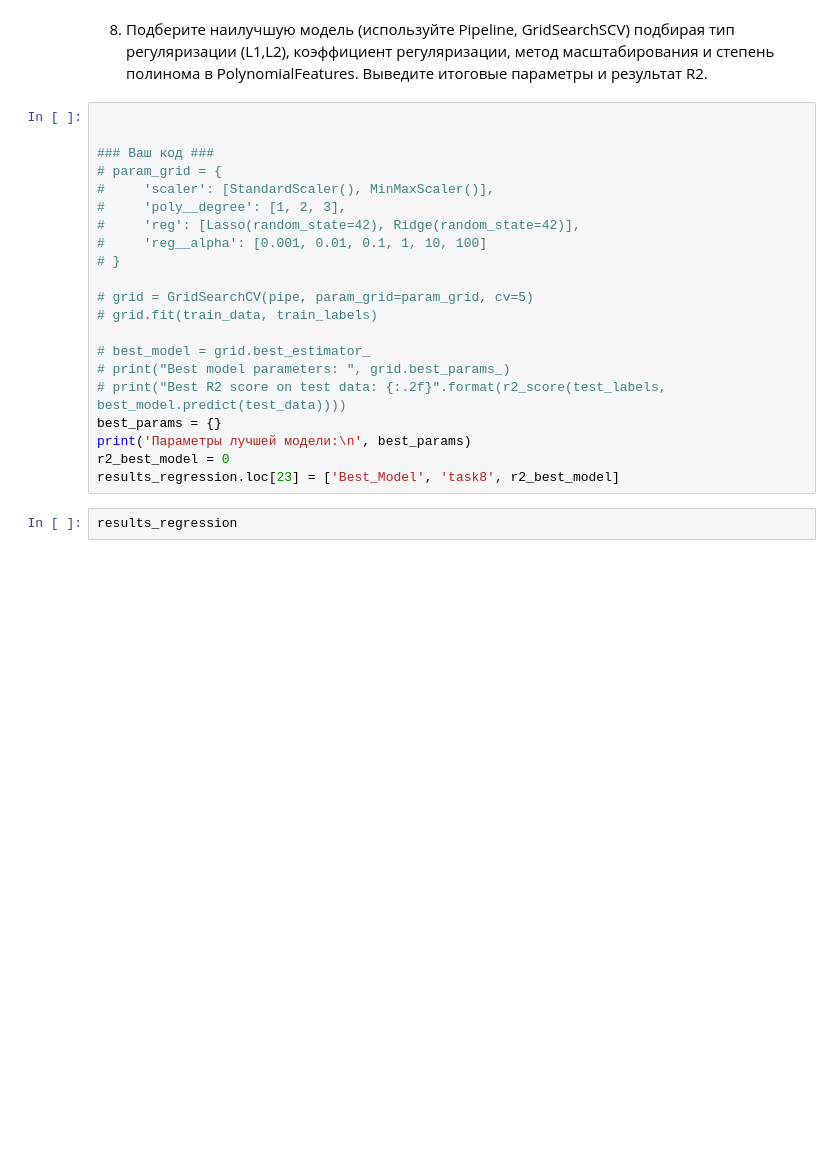
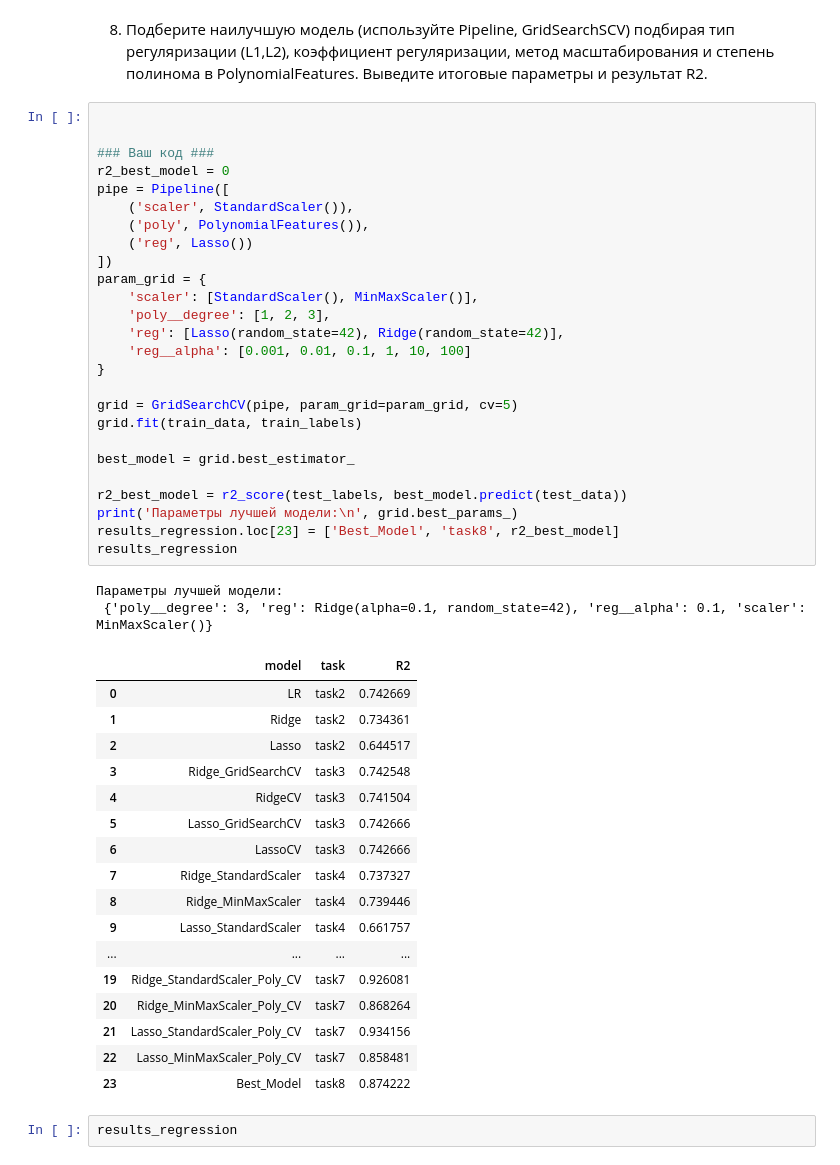
Before and after one commit to omutninsk/ml_2, a Jupyter notebook: HW_3_ML.ipynb, the cells around one changed output. Saved outputs shown, nothing was run; the diff lists cells and outputs as text; blank space fills up the shorter version.

```diff
--- a/HW_3_ML.ipynb
+++ b/HW_3_ML.ipynb
@@ -464,24 +463,49 @@ results_regression
 # %%
 
 
 ### Ваш код ###
-# param_grid = {
-#     'scaler': [StandardScaler(), MinMaxScaler()],
-#     'poly__degree': [1, 2, 3],
-#     'reg': [Lasso(random_state=42), Ridge(random_state=42)],
-#     'reg__alpha': [0.001, 0.01, 0.1, 1, 10, 100]
-# }
+r2_best_model = 0
+pipe = Pipeline([
+    ('scaler', StandardScaler()),
+    ('poly', PolynomialFeatures()),
+    ('reg', Lasso())
+])
+param_grid = {
+    'scaler': [StandardScaler(), MinMaxScaler()],
+    'poly__degree': [1, 2, 3],
+    'reg': [Lasso(random_state=42), Ridge(random_state=42)],
+    'reg__alpha': [0.001, 0.01, 0.1, 1, 10, 100]
+}
 
-# grid = GridSearchCV(pipe, param_grid=param_grid, cv=5)
-# grid.fit(train_data, train_labels)
+grid = GridSearchCV(pipe, param_grid=param_grid, cv=5)
+grid.fit(train_data, train_labels)
 
-# best_model = grid.best_estimator_
-# print("Best model parameters: ", grid.best_params_)
-# print("Best R2 score on test data: {:.2f}".format(r2_score(test_labels, best_model.predict(test_data))))
-best_params = {}
-print('Параметры лучшей модели:\n', best_params)
-r2_best_model = 0
+best_model = grid.best_estimator_
+
+r2_best_model = r2_score(test_labels, best_model.predict(test_data))
+print('Параметры лучшей модели:\n', grid.best_params_)
 results_regression.loc[23] = ['Best_Model', 'task8', r2_best_model]
+results_regression
+# %% [output]
+Параметры лучшей модели:
+ {'poly__degree': 3, 'reg': Ridge(alpha=0.1, random_state=42), 'reg__alpha': 0.1, 'scaler': MinMaxScaler()}
+|  | model | task | R2 |
+| 0 | LR | task2 | 0.742669 |
+| 1 | Ridge | task2 | 0.734361 |
+| 2 | Lasso | task2 | 0.644517 |
+| 3 | Ridge_GridSearchCV | task3 | 0.742548 |
+| 4 | RidgeCV | task3 | 0.741504 |
+| 5 | Lasso_GridSearchCV | task3 | 0.742666 |
+| 6 | LassoCV | task3 | 0.742666 |
+| 7 | Ridge_StandardScaler | task4 | 0.737327 |
+| 8 | Ridge_MinMaxScaler | task4 | 0.739446 |
+| 9 | Lasso_StandardScaler | task4 | 0.661757 |
+| ... | ... | ... | ... |
+| 19 | Ridge_StandardScaler_Poly_CV | task7 | 0.926081 |
+| 20 | Ridge_MinMaxScaler_Poly_CV | task7 | 0.868264 |
+| 21 | Lasso_StandardScaler_Poly_CV | task7 | 0.934156 |
+| 22 | Lasso_MinMaxScaler_Poly_CV | task7 | 0.858481 |
+| 23 | Best_Model | task8 | 0.874222 |
 # %%
 results_regression
 # %% [markdown]
```
Also changed, not shown: parts of 16 cells of this notebook.
